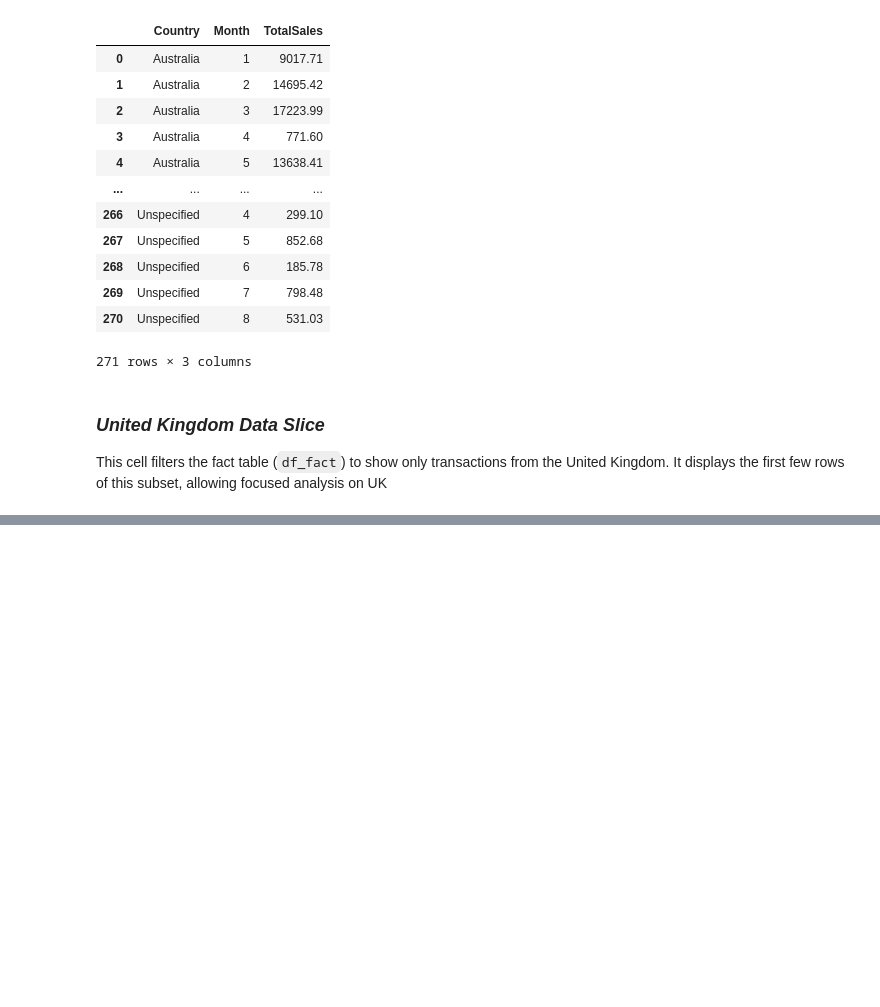
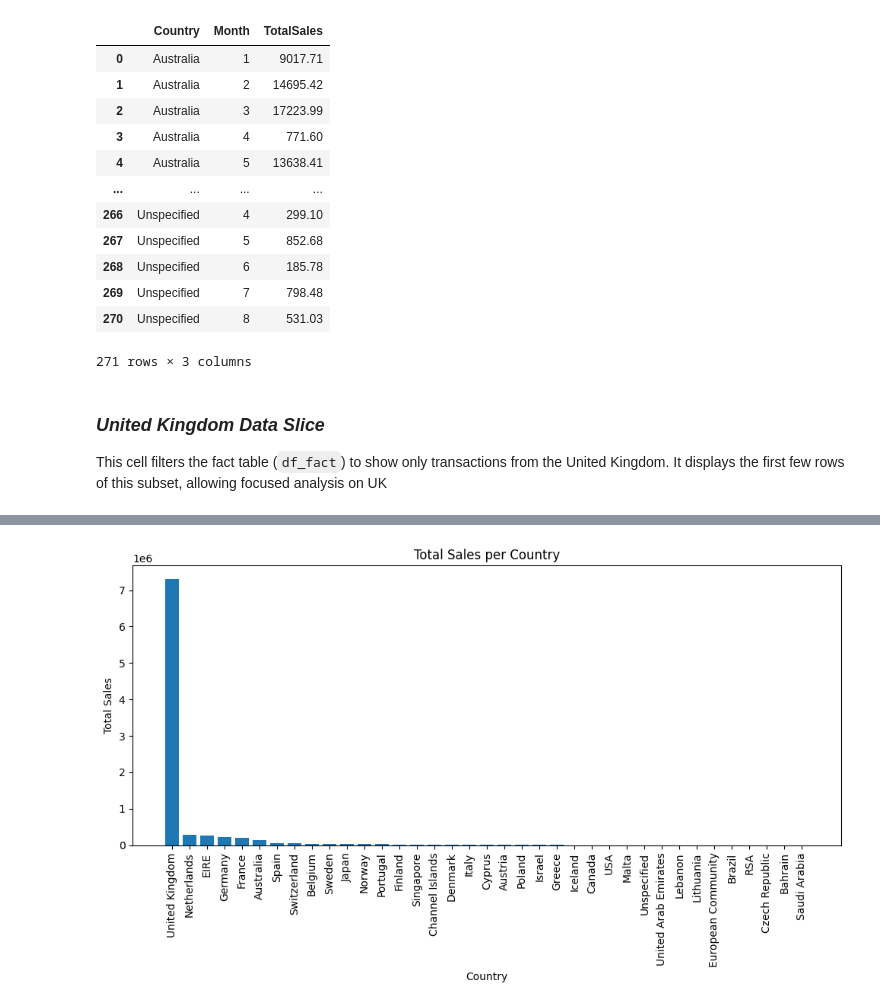
Before and after one commit to mohayo8/DSA-2040_Practical_Exam_Mohamed_006, a Jupyter notebook: Data Warehouse/etl_retail.ipynb, the cells around one changed output, grey strips where cells are left out. Cells and saved outputs as stored; diff of their text form; code cells hidden in the pictures; blank space fills up the shorter version.

Commit message:
added visualization and report

```diff
--- a/Data Warehouse/etl_retail.ipynb
+++ b/Data Warehouse/etl_retail.ipynb
@@ -244,3 +244,17 @@ slice_uk.head()
 | 2 | 536365 | 84406B | CREAM CUPID HEARTS COAT HANGER | 8 | 2010-12-01 08:26:00 | 2.75 | 17850.0 | United Kingdom | 22.00 | ... |
 | 3 | 536365 | 84029G | KNITTED UNION FLAG HOT WATER BOTTLE | 6 | 2010-12-01 08:26:00 | 3.39 | 17850.0 | United Kingdom | 20.34 | ... |
 | 4 | 536365 | 84029E | RED WOOLLY HOTTIE WHITE HEART. | 6 | 2010-12-01 08:26:00 | 3.39 | 17850.0 | United Kingdom | 20.34 | ... |
+# %%
+import matplotlib.pyplot as plt
+
+# Visualization for Roll-Up by Country
+plt.figure(figsize=(10, 6))
+plt.bar(rollup_country["Country"], rollup_country["TotalSales"])
+plt.xticks(rotation=90)
+plt.xlabel("Country")
+plt.ylabel("Total Sales")
+plt.title("Total Sales per Country")
+plt.tight_layout()
+plt.show()
+# %% [output]
+[figure, added]
```
Also changed, not shown: 3 other files.
